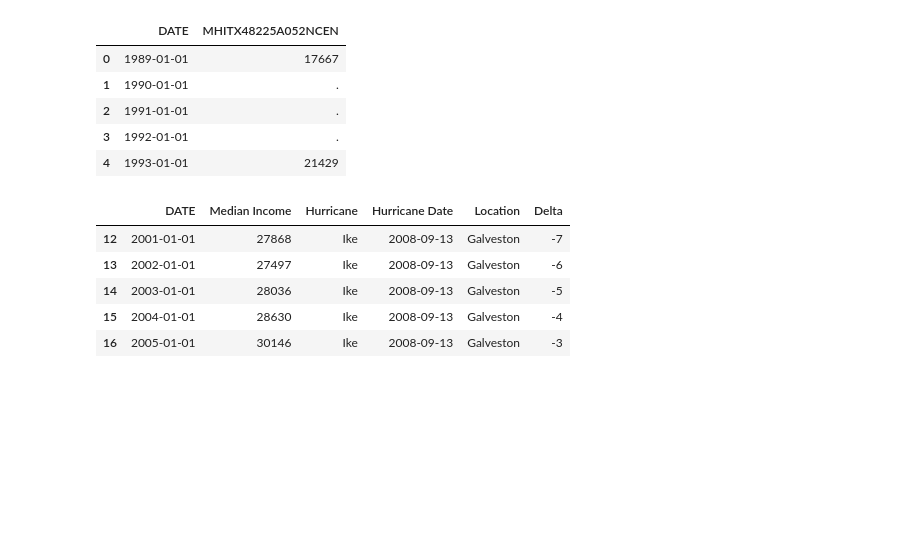
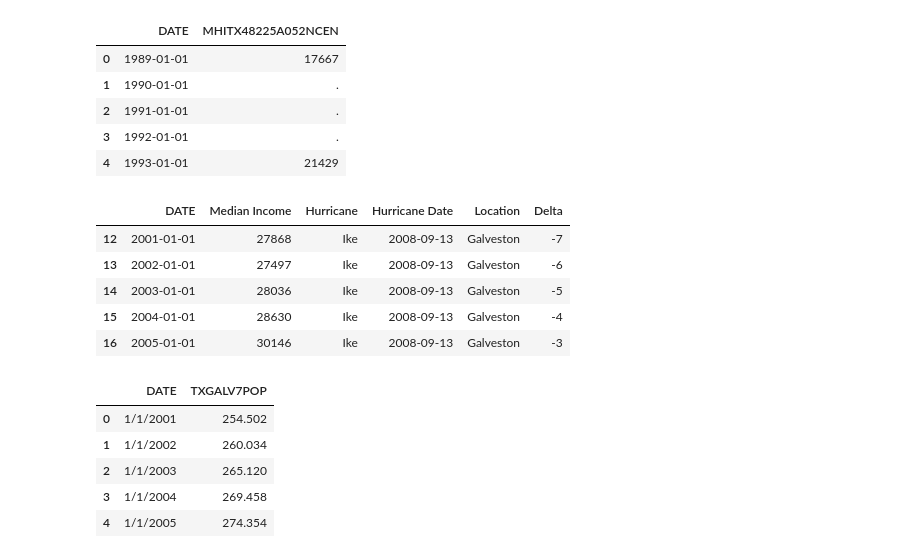
Before and after one commit to mchrzanowski27/Project1, a Jupyter notebook: Project 1 Data Ike.ipynb, the cells around one changed output. Drawn from its saved outputs; the diff is of its cells as text; code cells hidden in the pictures; blank space fills up the shorter version.

```diff
--- a/Project 1 Data Ike.ipynb
+++ b/Project 1 Data Ike.ipynb
@@ -225,3 +225,18 @@ Ike_median_df.head()
 | 14 | 2003-01-01 | 28036 | Ike | 2008-09-13 | Galveston | -5 |
 | 15 | 2004-01-01 | 28630 | Ike | 2008-09-13 | Galveston | -4 |
 | 16 | 2005-01-01 | 30146 | Ike | 2008-09-13 | Galveston | -3 |
+# %%
+#population data
+#import Econ data from Houston
+
+Ike_6 = "./Economic Data/GalvestonPopulation.csv"
+
+Ike_Pop_df = pd.read_csv(Ike_6)
+Ike_Pop_df.head()
+# %% [output]
+|  | DATE | TXGALV7POP |
+| 0 | 1/1/2001 | 254.502 |
+| 1 | 1/1/2002 | 260.034 |
+| 2 | 1/1/2003 | 265.120 |
+| 3 | 1/1/2004 | 269.458 |
+| 4 | 1/1/2005 | 274.354 |
```
Also changed, not shown: parts of 1 cell of this notebook, 3 other files.
